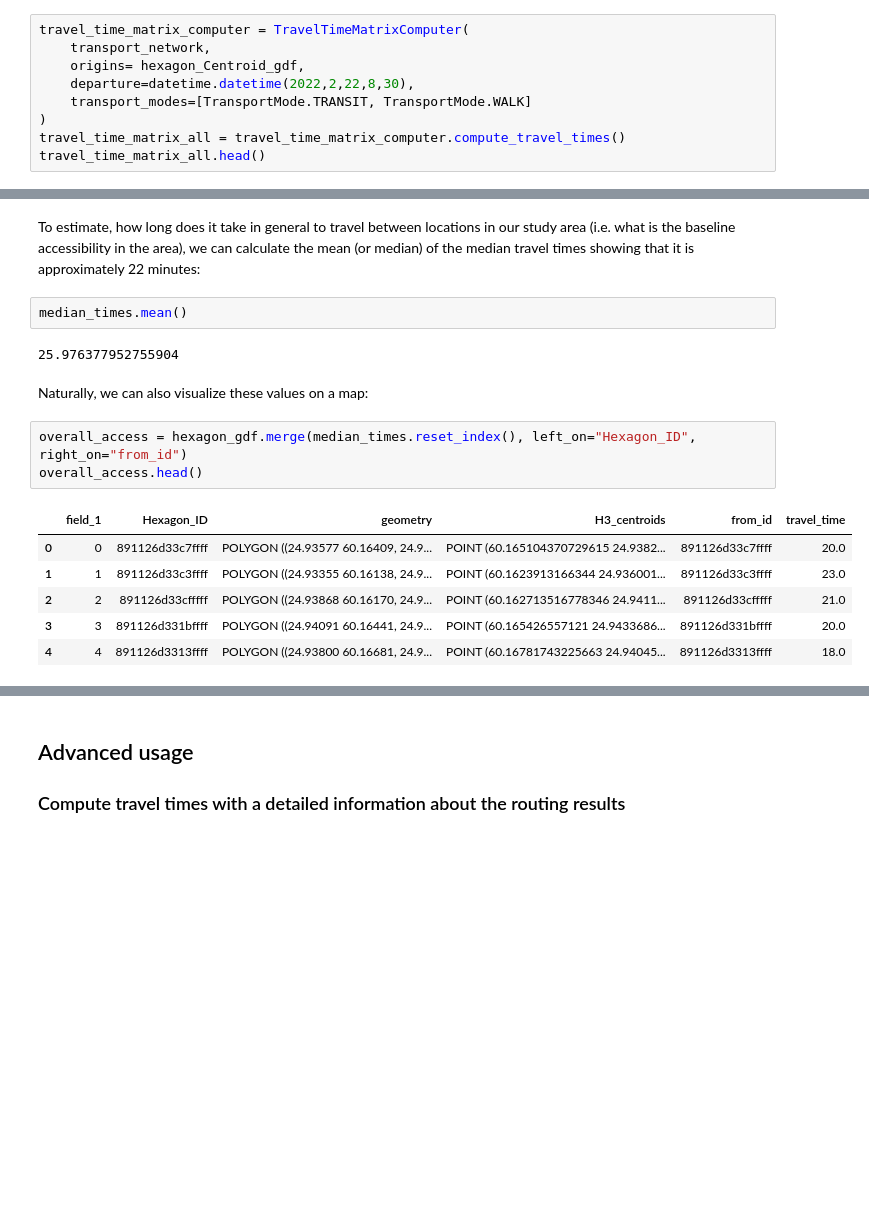
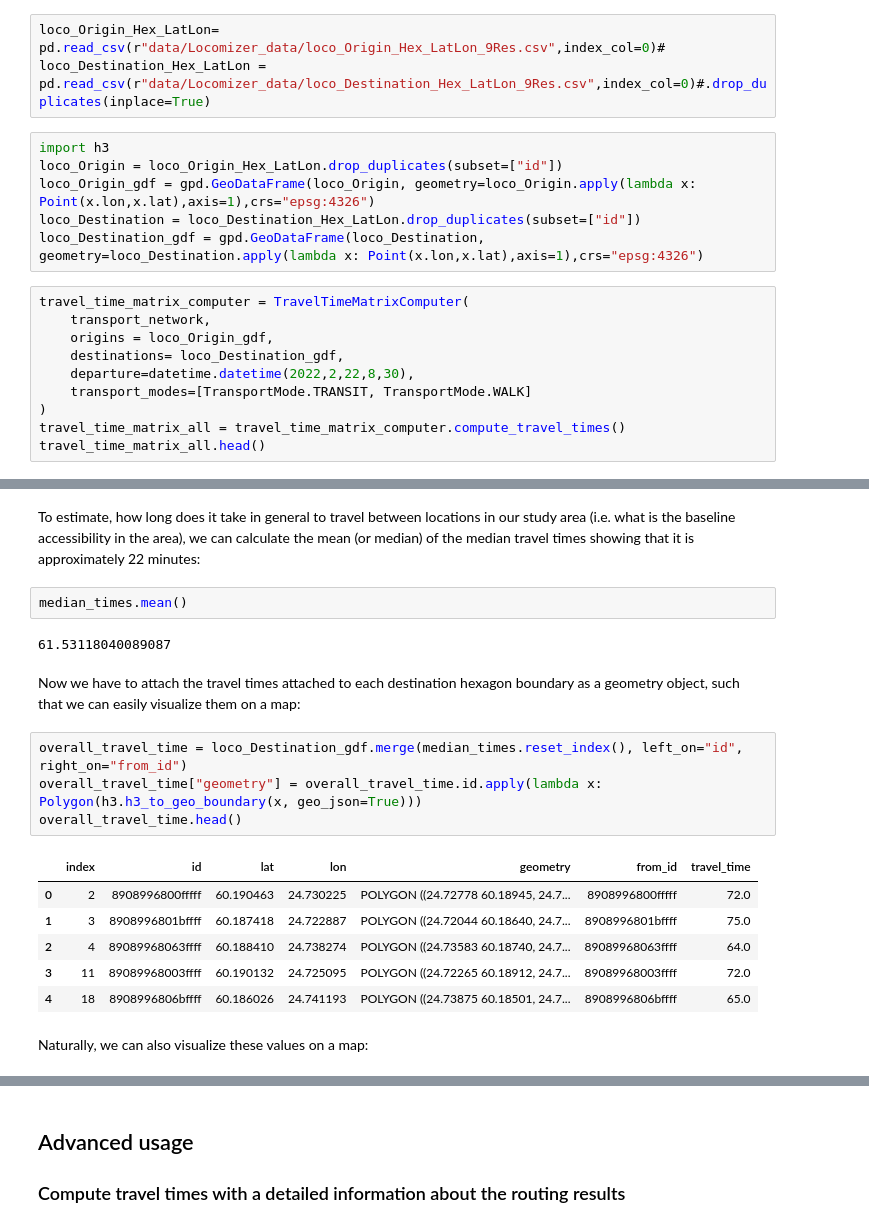
Before and after one commit to AaltoGIS/Mobile-Tartu-2024, a Jupyter notebook: source/notebooks/T2_calculating-travel-time-matrices_and_GHG_factors.ipynb, the cells around one changed output, grey strips where cells are left out. Saved outputs shown, nothing was run; the diff lists cells and outputs as text; blank space fills up the shorter version.

```diff
--- a/source/notebooks/T2_calculating-travel-time-matrices_and_GHG_factors.ipynb
+++ b/source/notebooks/T2_calculating-travel-time-matrices_and_GHG_factors.ipynb
@@ -270,7 +212,17 @@ Since, calculating these kind of all-to-all travel time matrices is quite typica
+# %%
+loco_Origin_Hex_LatLon= pd.read_csv(r"data/Locomizer_data/loco_Origin_Hex_LatLon_9Res.csv",index_col=0)#
+loco_Destination_Hex_LatLon = pd.read_csv(r"data/Locomizer_data/loco_Destination_Hex_LatLon_9Res.csv",index_col=0)#.drop_duplicates(inplace=True)
+# %%
+import h3
+loco_Origin = loco_Origin_Hex_LatLon.drop_duplicates(subset=["id"])
+loco_Origin_gdf = gpd.GeoDataFrame(loco_Origin, geometry=loco_Origin.apply(lambda x: Point(x.lon,x.lat),axis=1),crs="epsg:4326")
+loco_Destination = loco_Destination_Hex_LatLon.drop_duplicates(subset=["id"])
+loco_Destination_gdf = gpd.GeoDataFrame(loco_Destination, geometry=loco_Destination.apply(lambda x: Point(x.lon,x.lat),axis=1),crs="epsg:4326")
 # %%
 travel_time_matrix_computer = TravelTimeMatrixComputer(
     transport_network,
-    origins= hexagon_Centroid_gdf,
+    origins = loco_Origin_gdf,
+    destinations= loco_Destination_gdf,
     departure=datetime.datetime(2022,2,22,8,30),
     transport_modes=[TransportMode.TRANSIT, TransportMode.WALK]
 )
@@ -326,17 +265,20 @@ To estimate, how long does it take in general to travel between locations in our
 # %%
 median_times.mean()
 # %% [output]
-25.976377952755904
+61.53118040089087
-# %% [markdown]
-Naturally, we can also visualize these values on a map:
+# %% [markdown]
+Now we have to attach the travel times attached to each destination hexagon boundary as a geometry object, such that we can easily visualize them on a map:
 # %%
-overall_access = hexagon_gdf.merge(median_times.reset_index(), left_on="Hexagon_ID", right_on="from_id")
-overall_access.head()
+overall_travel_time = loco_Destination_gdf.merge(median_times.reset_index(), left_on="id", right_on="from_id")
+overall_travel_time["geometry"] = overall_travel_time.id.apply(lambda x: Polygon(h3.h3_to_geo_boundary(x, geo_json=True)))
+overall_travel_time.head()
 # %% [output]
-|  | field_1 | Hexagon_ID | geometry | H3_centroids | from_id | travel_time |
-| 0 | 0 | 891126d33c7ffff | POLYGON ((24.93577 60.16409, 24.9... | POINT (60.165104370729615 24.9382... | 891126d33c7ffff | 20.0 |
-| 1 | 1 | 891126d33c3ffff | POLYGON ((24.93355 60.16138, 24.9... | POINT (60.1623913166344 24.936001... | 891126d33c3ffff | 23.0 |
-| 2 | 2 | 891126d33cfffff | POLYGON ((24.93868 60.16170, 24.9... | POINT (60.162713516778346 24.9411... | 891126d33cfffff | 21.0 |
-| 3 | 3 | 891126d331bffff | POLYGON ((24.94091 60.16441, 24.9... | POINT (60.165426557121 24.9433686... | 891126d331bffff | 20.0 |
-| 4 | 4 | 891126d3313ffff | POLYGON ((24.93800 60.16681, 24.9... | POINT (60.16781743225663 24.94045... | 891126d3313ffff | 18.0 |
+|  | index | id | lat | lon | geometry | from_id | travel_time |
+| 0 | 2 | 8908996800fffff | 60.190463 | 24.730225 | POLYGON ((24.72778 60.18945, 24.7... | 8908996800fffff | 72.0 |
+| 1 | 3 | 8908996801bffff | 60.187418 | 24.722887 | POLYGON ((24.72044 60.18640, 24.7... | 8908996801bffff | 75.0 |
+| 2 | 4 | 89089968063ffff | 60.188410 | 24.738274 | POLYGON ((24.73583 60.18740, 24.7... | 89089968063ffff | 64.0 |
+| 3 | 11 | 89089968003ffff | 60.190132 | 24.725095 | POLYGON ((24.72265 60.18912, 24.7... | 89089968003ffff | 72.0 |
+| 4 | 18 | 8908996806bffff | 60.186026 | 24.741193 | POLYGON ((24.73875 60.18501, 24.7... | 8908996806bffff | 65.0 |
+# %% [markdown]
+Naturally, we can also visualize these values on a map:
 # %%
```
Also changed, not shown: parts of 61 cells of this notebook, 3 other files.
